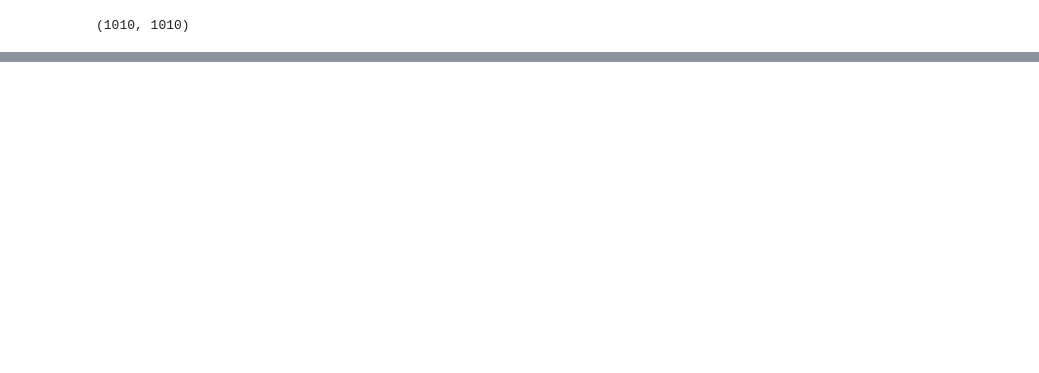
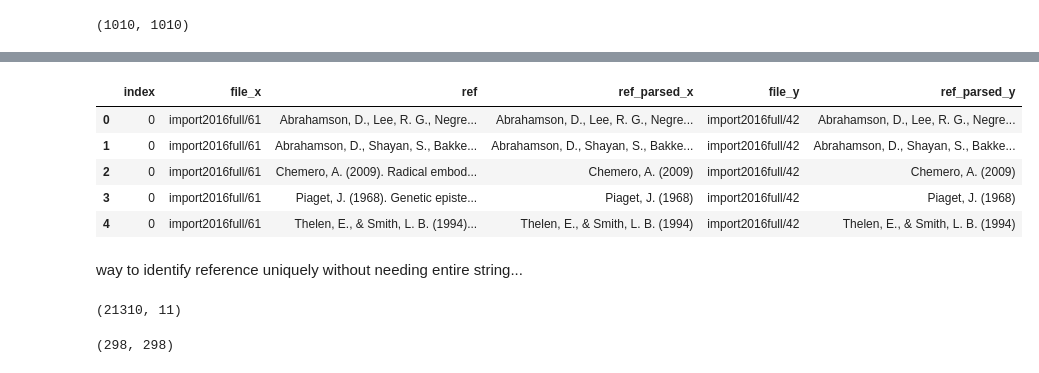
Before and after one commit to nourabassi/semester-project, a Jupyter notebook: extraction.ipynb, the cells around one changed output, grey strips where cells are left out. Drawn from its saved outputs; the diff is of its cells as text; code cells hidden in the pictures; blank space fills up the shorter version.

```diff
--- a/extraction.ipynb
+++ b/extraction.ipynb
@@ -405,0 +428,7 @@ import networkx as nx
+# %%
+relevant_cols = ['ref', 'file', 'ref_parsed']
+# %%
+co_citation = pd.merge(references[relevant_cols],references[relevant_cols], on='ref', how='outer')
+# %%
+#remove self loops
+co_citation = co_citation[co_citation.file_x != co_citation.file_y]
@@ -405,0 +437,3 @@ import networkx as nx
+# %%
+nodes = pd.DataFrame(co_citation.file_x.drop_duplicates().reset_index(drop=True)).reset_index()
+nodes.head()
@@ -405,0 +447,19 @@ import networkx as nx
+# %%
+edges = pd.merge(nodes, co_citation, on='file_x')
+
+#edges = pd.merge(nodes, co_citation, left_on='file_x', right_on='file_y')#[['index_x', 'index_y']]
+
+edges.head()
+# %% [output]
+|  | index | file_x | ref | ref_parsed_x | file_y | ref_parsed_y |
+| 0 | 0 | import2016full/61 | Abrahamson, D., Lee, R. G., Negre... | Abrahamson, D., Lee, R. G., Negre... | import2016full/42 | Abrahamson, D., Lee, R. G., Negre... |
+| 1 | 0 | import2016full/61 | Abrahamson, D., Shayan, S., Bakke... | Abrahamson, D., Shayan, S., Bakke... | import2016full/42 | Abrahamson, D., Shayan, S., Bakke... |
+| 2 | 0 | import2016full/61 | Chemero, A. (2009). Radical embod... | Chemero, A. (2009) | import2016full/42 | Chemero, A. (2009) |
+| 3 | 0 | import2016full/61 | Piaget, J. (1968). Genetic episte... | Piaget, J. (1968) | import2016full/42 | Piaget, J. (1968) |
+| 4 | 0 | import2016full/61 | Thelen, E., & Smith, L. B. (1994)... | Thelen, E., & Smith, L. B. (1994) | import2016full/42 | Thelen, E., & Smith, L. B. (1994) |
+# %% [markdown]
+way to identify reference uniquely without needing entire string...
+# %%
+pd.merge(references,references, on='ref_parsed', how='outer').shape
+# %% [output]
+(21310, 11)
@@ -406,2 +474,6 @@ import networkx as nx
+# %%
+adjacency.shape
+# %% [output]
+(298, 298)
 # %%
 graph = nx.from_numpy_array(adjacency)
```
Also changed, not shown: parts of 26 cells of this notebook.
